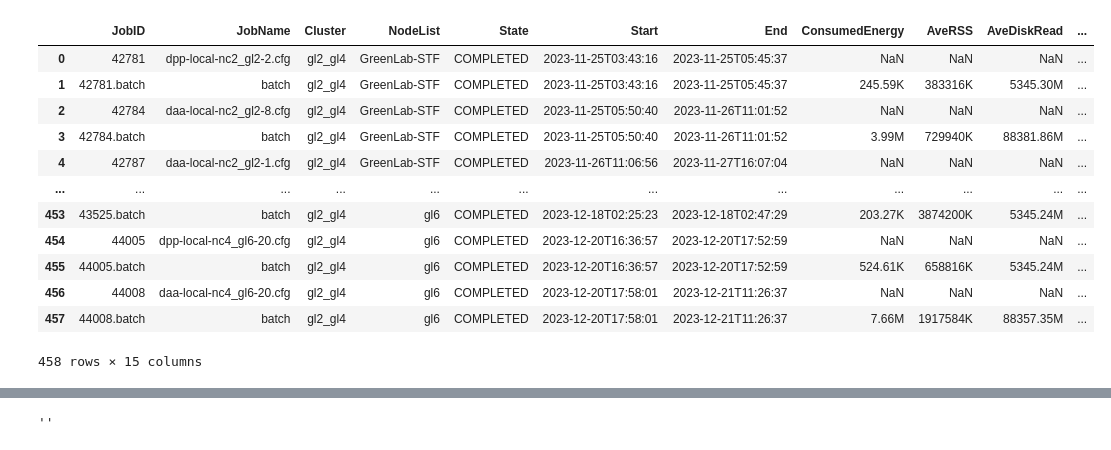
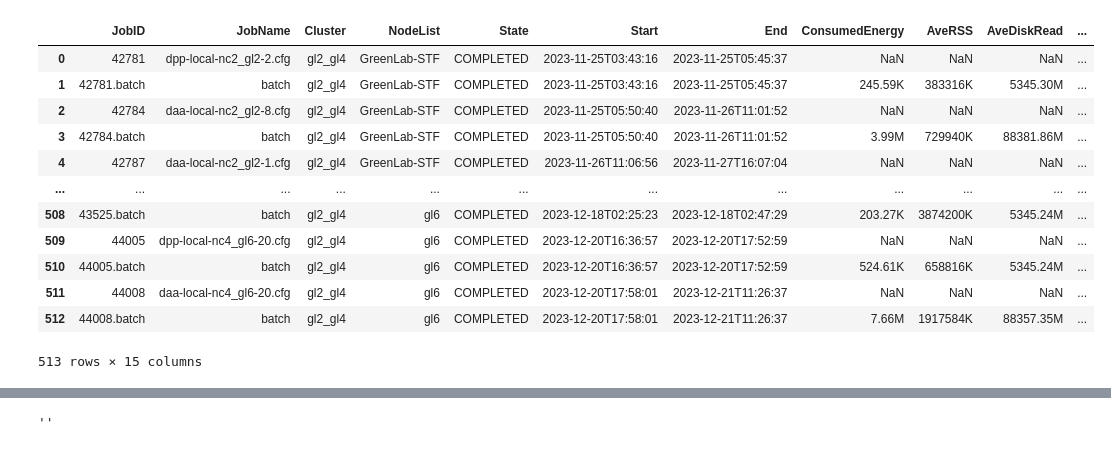
Before and after one commit to dmitrijs-voronovs/haddock-energy-consumption-optimization, a Jupyter notebook: data_analysis/analysis.ipynb, the cells around one changed output, grey strips where cells are left out. Drawn from its saved outputs; the diff is of its cells as text; code cells hidden in the pictures.

Commit message:
Update experiment data, add plots, add  analysis for new data

```diff
--- a/data_analysis/analysis.ipynb
+++ b/data_analysis/analysis.ipynb
@@ -5,31 +5,31 @@ import pandas as pd
 import regex as re
 from IPython.core.display_functions import display
 # %%
-data_dir = "./exp-local"
+data_dir = "./exp-local/data/old"
 
 
 def import_data(dir):
-    all_files = Path(dir).glob('data.*.txt')
+    all_files = Path(dir).glob('*data.txt')
     all_data = [pd.read_fwf(path, skiprows=[1], index_col=None) for path in all_files]
     return pd.concat(all_data, axis=0, ignore_index=True)
 
 
 data = import_data(data_dir)
 data
 # %% [output]
 |  | JobID | JobName | Cluster | NodeList | State | Start | End | ConsumedEnergy | AveRSS | AveDiskRead | ... |
 | 0 | 42781 | dpp-local-nc2_gl2-2.cfg | gl2_gl4 | GreenLab-STF | COMPLETED | 2023-11-25T03:43:16 | 2023-11-25T05:45:37 | NaN | NaN | NaN | ... |
 | 1 | 42781.batch | batch | gl2_gl4 | GreenLab-STF | COMPLETED | 2023-11-25T03:43:16 | 2023-11-25T05:45:37 | 245.59K | 383316K | 5345.30M | ... |
 | 2 | 42784 | daa-local-nc2_gl2-8.cfg | gl2_gl4 | GreenLab-STF | COMPLETED | 2023-11-25T05:50:40 | 2023-11-26T11:01:52 | NaN | NaN | NaN | ... |
 | 3 | 42784.batch | batch | gl2_gl4 | GreenLab-STF | COMPLETED | 2023-11-25T05:50:40 | 2023-11-26T11:01:52 | 3.99M | 729940K | 88381.86M | ... |
 | 4 | 42787 | daa-local-nc2_gl2-1.cfg | gl2_gl4 | GreenLab-STF | COMPLETED | 2023-11-26T11:06:56 | 2023-11-27T16:07:04 | NaN | NaN | NaN | ... |
 | ... | ... | ... | ... | ... | ... | ... | ... | ... | ... | ... | ... |
-| 453 | 43525.batch | batch | gl2_gl4 | gl6 | COMPLETED | 2023-12-18T02:25:23 | 2023-12-18T02:47:29 | 203.27K | 3874200K | 5345.24M | ... |
-| 454 | 44005 | dpp-local-nc4_gl6-20.cfg | gl2_gl4 | gl6 | COMPLETED | 2023-12-20T16:36:57 | 2023-12-20T17:52:59 | NaN | NaN | NaN | ... |
-| 455 | 44005.batch | batch | gl2_gl4 | gl6 | COMPLETED | 2023-12-20T16:36:57 | 2023-12-20T17:52:59 | 524.61K | 658816K | 5345.24M | ... |
-| 456 | 44008 | daa-local-nc4_gl6-20.cfg | gl2_gl4 | gl6 | COMPLETED | 2023-12-20T17:58:01 | 2023-12-21T11:26:37 | NaN | NaN | NaN | ... |
-| 457 | 44008.batch | batch | gl2_gl4 | gl6 | COMPLETED | 2023-12-20T17:58:01 | 2023-12-21T11:26:37 | 7.66M | 1917584K | 88357.35M | ... |
+| 508 | 43525.batch | batch | gl2_gl4 | gl6 | COMPLETED | 2023-12-18T02:25:23 | 2023-12-18T02:47:29 | 203.27K | 3874200K | 5345.24M | ... |
+| 509 | 44005 | dpp-local-nc4_gl6-20.cfg | gl2_gl4 | gl6 | COMPLETED | 2023-12-20T16:36:57 | 2023-12-20T17:52:59 | NaN | NaN | NaN | ... |
+| 510 | 44005.batch | batch | gl2_gl4 | gl6 | COMPLETED | 2023-12-20T16:36:57 | 2023-12-20T17:52:59 | 524.61K | 658816K | 5345.24M | ... |
+| 511 | 44008 | daa-local-nc4_gl6-20.cfg | gl2_gl4 | gl6 | COMPLETED | 2023-12-20T17:58:01 | 2023-12-21T11:26:37 | NaN | NaN | NaN | ... |
+| 512 | 44008.batch | batch | gl2_gl4 | gl6 | COMPLETED | 2023-12-20T17:58:01 | 2023-12-21T11:26:37 | 7.66M | 1917584K | 88357.35M | ... |
-458 rows × 15 columns
+513 rows × 15 columns
 # %%
 def convert_to_numeric(value):
     match = re.match(r'^([\d.]+)([KkMm])$', value)
```
Also changed, not shown: parts of 7 cells of this notebook, 58 other files.
